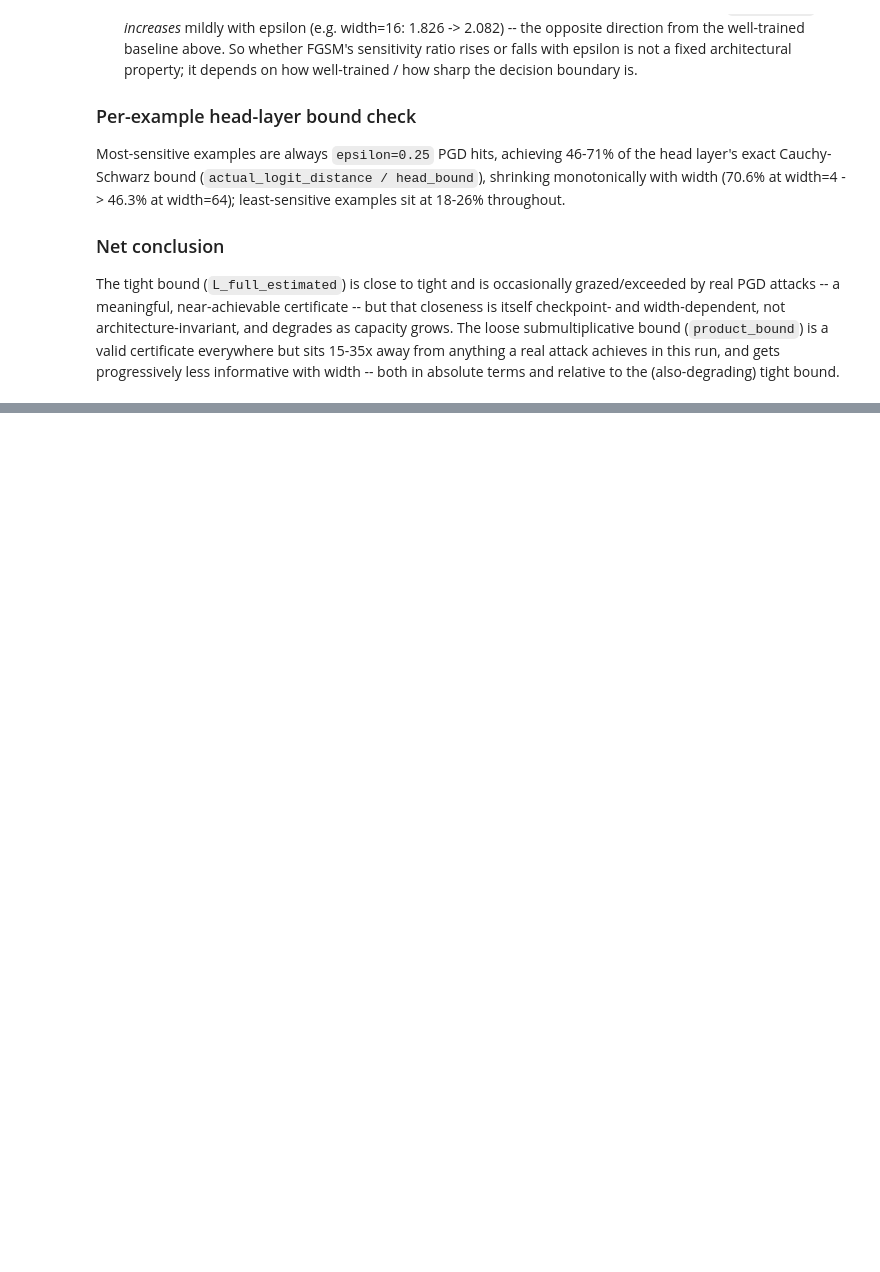
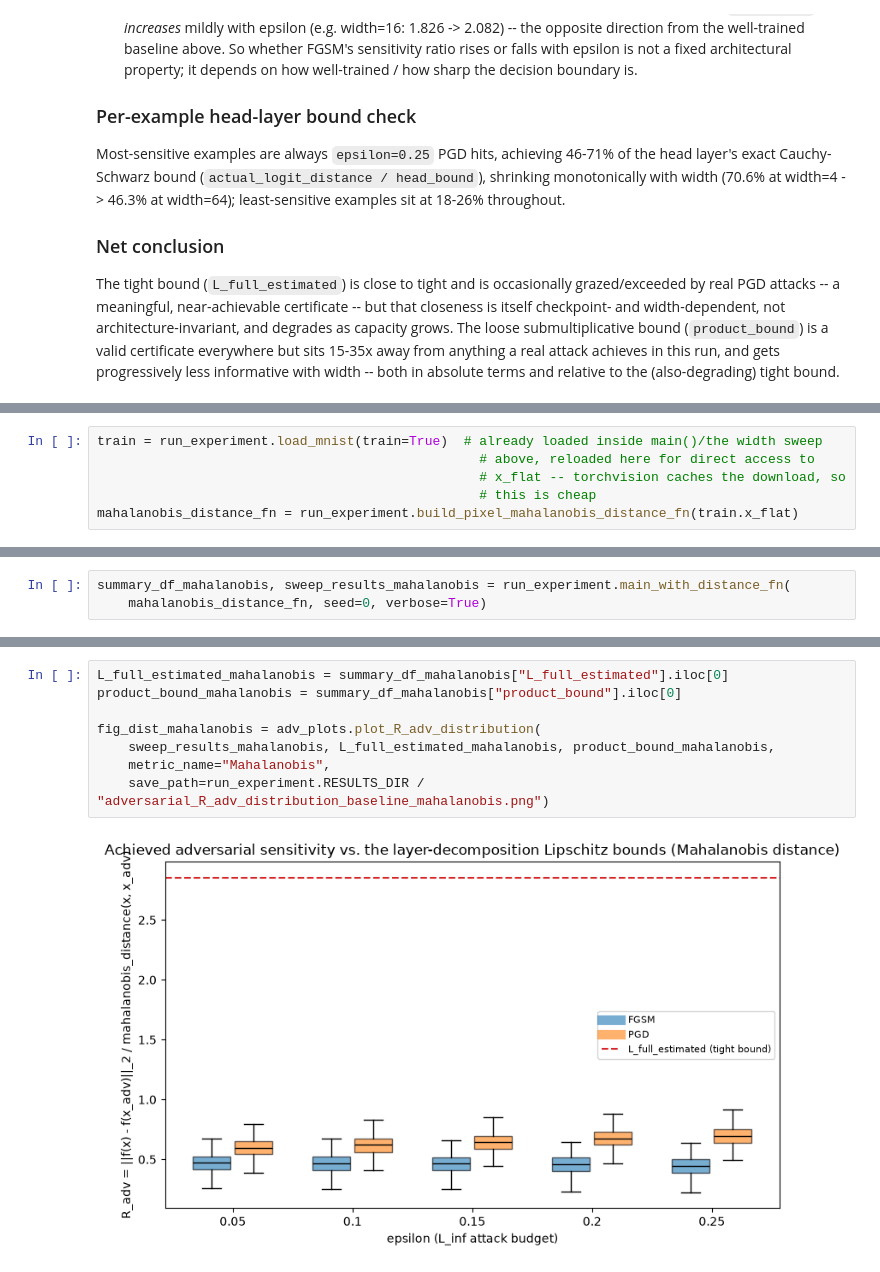
Before and after one commit to Kilobyte947/Datasig, a Jupyter notebook: mnist_lipschitz/adversarial/notebook_adversarial_lipschitz.ipynb, the cells around one changed output, grey strips where cells are left out. Saved outputs shown, nothing was run; the diff lists cells and outputs as text; blank space fills up the shorter version.

```diff
--- a/mnist_lipschitz/adversarial/notebook_adversarial_lipschitz.ipynb
+++ b/mnist_lipschitz/adversarial/notebook_adversarial_lipschitz.ipynb
@@ -354,0 +394,6 @@ bound.
+# %%
+train = run_experiment.load_mnist(train=True)  # already loaded inside main()/the width sweep
+                                                 # above, reloaded here for direct access to
+                                                 # x_flat -- torchvision caches the download, so
+                                                 # this is cheap
+mahalanobis_distance_fn = run_experiment.build_pixel_mahalanobis_distance_fn(train.x_flat)
@@ -354,0 +408,3 @@ bound.
+# %%
+summary_df_mahalanobis, sweep_results_mahalanobis = run_experiment.main_with_distance_fn(
+    mahalanobis_distance_fn, seed=0, verbose=True)
@@ -354,0 +443,10 @@ bound.
+# %%
+L_full_estimated_mahalanobis = summary_df_mahalanobis["L_full_estimated"].iloc[0]
+product_bound_mahalanobis = summary_df_mahalanobis["product_bound"].iloc[0]
+
+fig_dist_mahalanobis = adv_plots.plot_R_adv_distribution(
+    sweep_results_mahalanobis, L_full_estimated_mahalanobis, product_bound_mahalanobis,
+    metric_name="Mahalanobis",
+    save_path=run_experiment.RESULTS_DIR / "adversarial_R_adv_distribution_baseline_mahalanobis.png")
+# %% [output]
+[figure, added]
```
Also changed, not shown: parts of 17 cells of this notebook, 4 other files.
